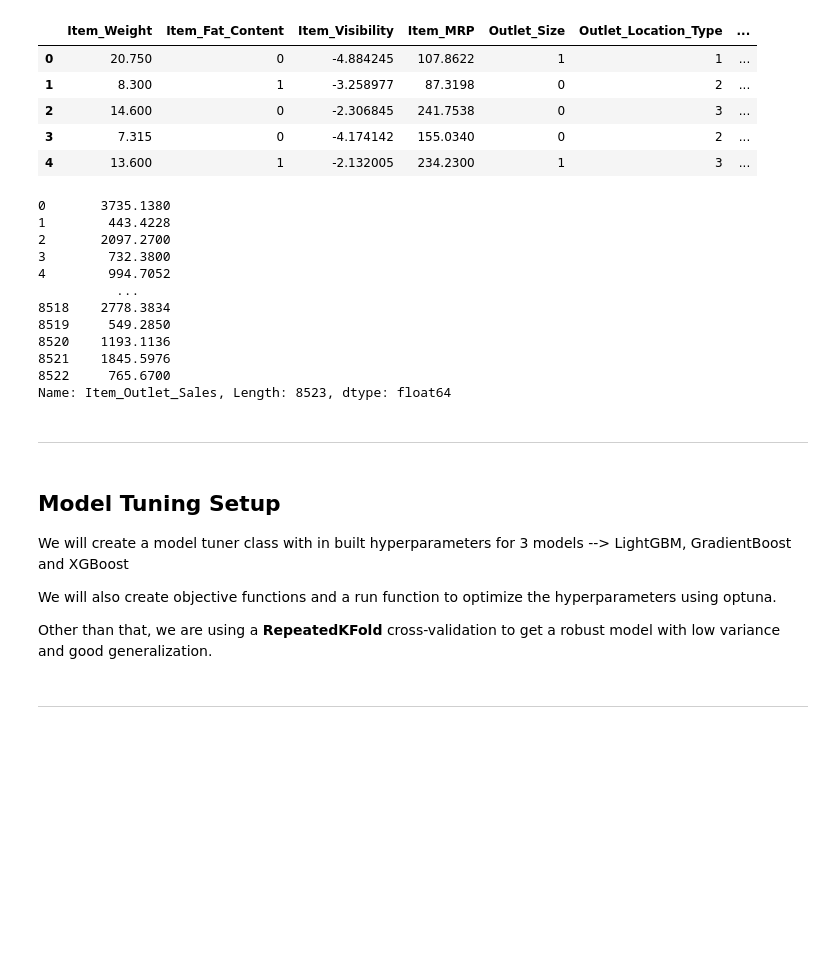
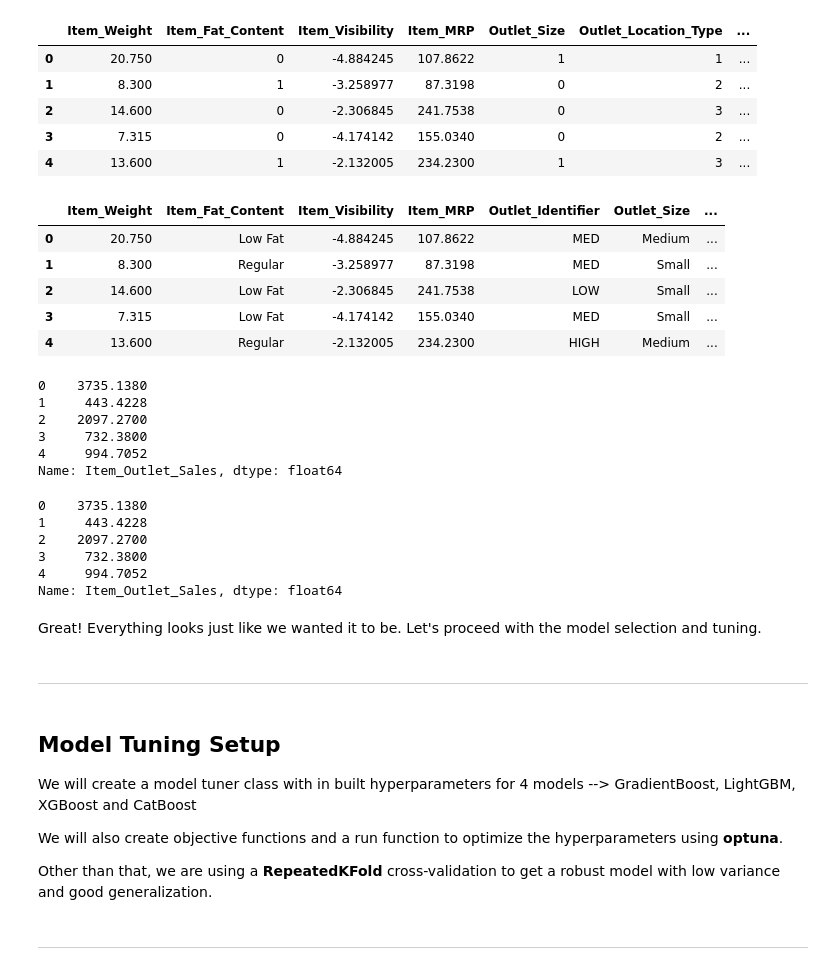
Before and after one commit to Rushi2497/BigMartSalesPrediction, a Jupyter notebook: notebooks/Model_Training+Optimization.ipynb, the cells around one changed output. Cells and saved outputs as stored; diff of their text form; code cells hidden in the pictures; blank space fills up the shorter version.

```diff
--- a/notebooks/Model_Training+Optimization.ipynb
+++ b/notebooks/Model_Training+Optimization.ipynb
@@ -48,29 +68,43 @@ df_test.head()
 | 2 | 14.600 | 0 | -2.306845 | 241.7538 | 0 | 3 | ... |
 | 3 | 7.315 | 0 | -4.174142 | 155.0340 | 0 | 2 | ... |
 | 4 | 13.600 | 1 | -2.132005 | 234.2300 | 1 | 3 | ... |
+# %%
+df_test_cat.head()
+# %% [output]
+|  | Item_Weight | Item_Fat_Content | Item_Visibility | Item_MRP | Outlet_Identifier | Outlet_Size | ... |
+| 0 | 20.750 | Low Fat | -4.884245 | 107.8622 | MED | Medium | ... |
+| 1 | 8.300 | Regular | -3.258977 | 87.3198 | MED | Small | ... |
+| 2 | 14.600 | Low Fat | -2.306845 | 241.7538 | LOW | Small | ... |
+| 3 | 7.315 | Low Fat | -4.174142 | 155.0340 | MED | Small | ... |
+| 4 | 13.600 | Regular | -2.132005 | 234.2300 | HIGH | Medium | ... |
 # %%
-y
+y_ohe.head()
 # %% [output]
-0       3735.1380
-1        443.4228
-2       2097.2700
-3        732.3800
-4        994.7052
-          ...
-8518    2778.3834
-8519     549.2850
-8520    1193.1136
-8521    1845.5976
-8522     765.6700
-Name: Item_Outlet_Sales, Length: 8523, dtype: float64
+0    3735.1380
+1     443.4228
+2    2097.2700
+3     732.3800
+4     994.7052
+Name: Item_Outlet_Sales, dtype: float64
+# %%
+y_cat.head()
+# %% [output]
+0    3735.1380
+1     443.4228
+2    2097.2700
+3     732.3800
+4     994.7052
+Name: Item_Outlet_Sales, dtype: float64
+# %% [markdown]
+Great! Everything looks just like we wanted it to be. Let's proceed with the model selection and tuning.
 # %% [markdown]
 ---
 # %% [markdown]
 ## Model Tuning Setup
 
-We will create a model tuner class with in built hyperparameters for 3 models --> LightGBM, GradientBoost and XGBoost
+We will create a model tuner class with in built hyperparameters for 4 models --> GradientBoost, LightGBM, XGBoost and CatBoost
 
-We will also create objective functions and a run function to optimize the hyperparameters using optuna.
+We will also create objective functions and a run function to optimize the hyperparameters using **optuna**.
 
 Other than that, we are using a **RepeatedKFold** cross-validation to get a robust model with low variance and good generalization.
 # %%
```
Also changed, not shown: parts of 34 cells of this notebook, 1 other file.
